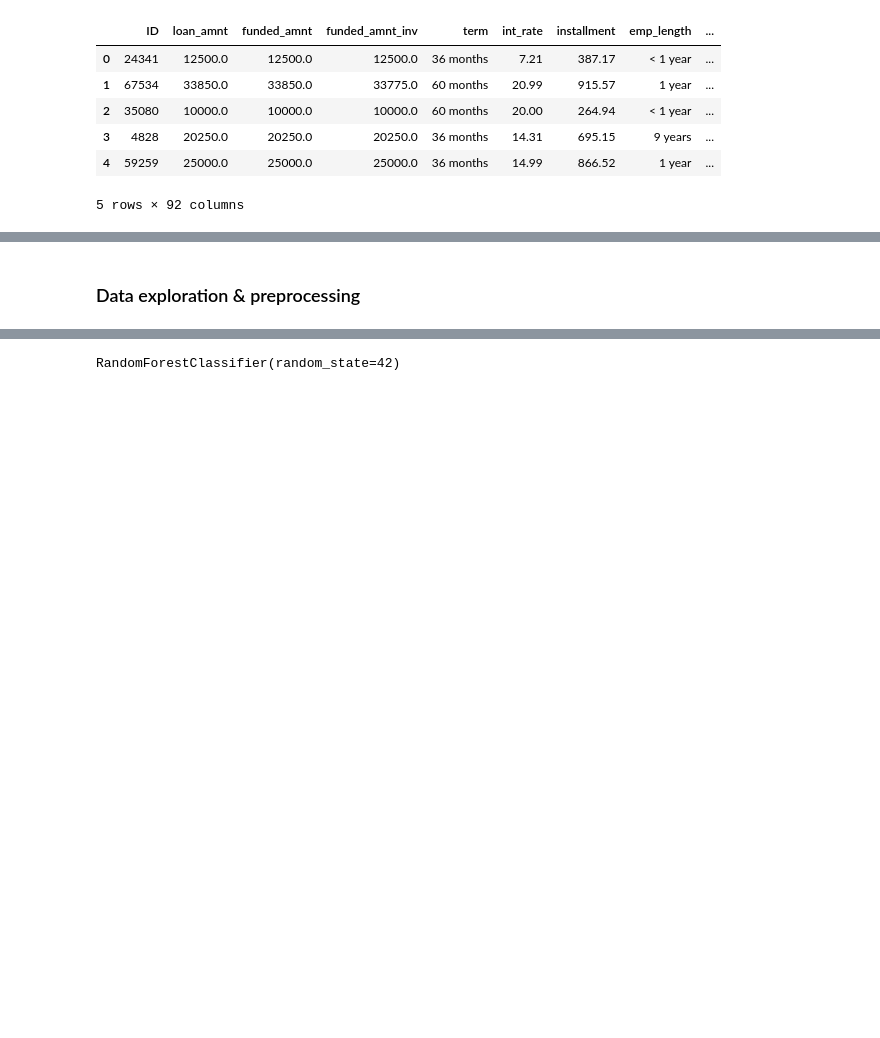
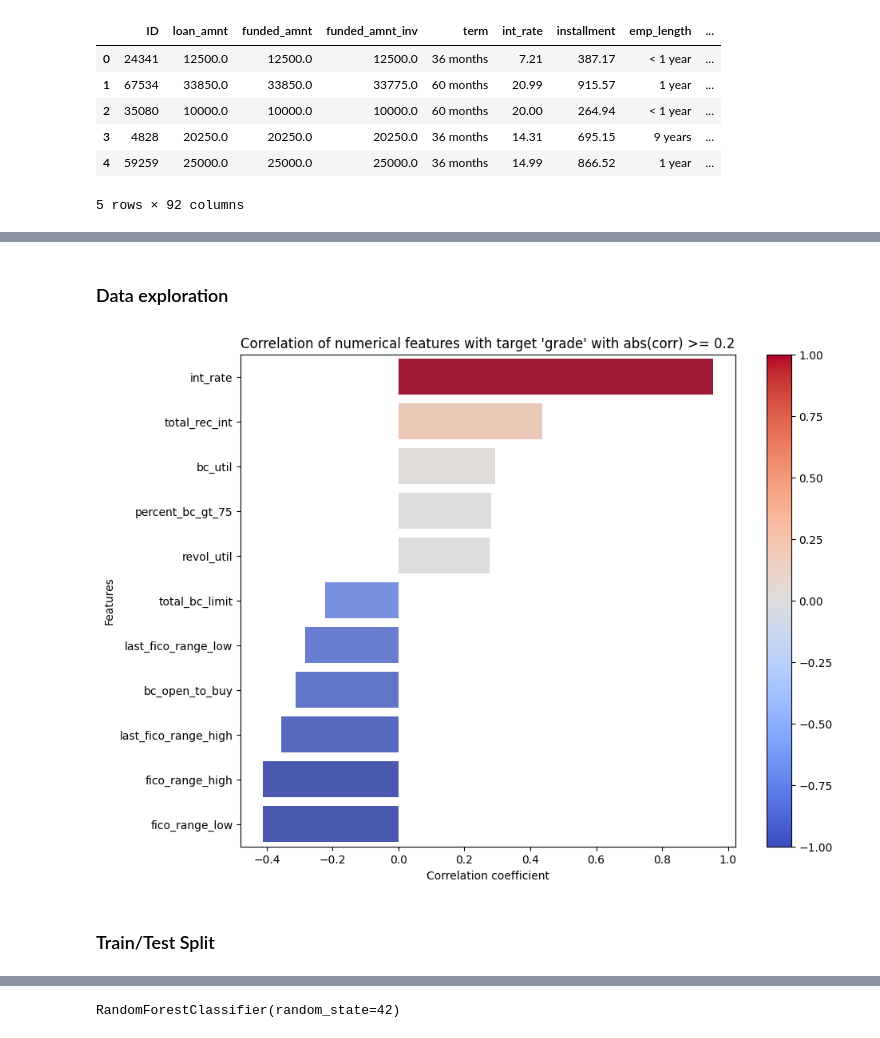
Before and after one commit to lebe1/MachineLearningCourse, a Jupyter notebook: Exercise1/loan.ipynb, the cells around one changed output, grey strips where cells are left out. Drawn from its saved outputs; the diff is of its cells as text; code cells hidden in the pictures; blank space fills up the shorter version.

Commit message:
loan notebooko for first submission (not finalised)

```diff
--- a/Exercise1/loan.ipynb
+++ b/Exercise1/loan.ipynb
@@ -25,2 +56,2 @@ df_train.head()
 # %% [markdown]
-### Data exploration & preprocessing
+### Data exploration
@@ -26,0 +63,21 @@ df_train.head()
+# %%
+# encode target variable
+label_encoder = LabelEncoder()
+data["grade"] = label_encoder.fit_transform(data["grade"])
+
+# encode columns with dtype object/string as dummy variables
+# data_encoded = pd.get_dummies(data, drop_first=True)
+
+categorical_data = data.select_dtypes(include=["object"])
+
+oh_encoder = OneHotEncoder(sparse_output=False, handle_unknown="ignore", drop="first")
+categorical_data_encoded = oh_encoder.fit_transform(categorical_data)
+categorical_data_encoded = pd.DataFrame(categorical_data_encoded)
+categorical_data_encoded["ID"] = data_index
+categorical_data_encoded.set_index("ID", inplace=True)
+
+numerical_data = data.select_dtypes(include=["number"])
+
+data_encoded = pd.concat([numerical_data, categorical_data_encoded], axis=1)
+
+data_encoded = data_encoded.rename(str,axis="columns")
@@ -26,0 +86,27 @@ df_train.head()
+# %%
+numerical_data = data_encoded.select_dtypes(include=["number"])
+
+# Compute correlation matrix & filter for columns greater than 0.2
+corr_matrix = numerical_data.corr()["grade"].drop("grade")
+corr_matrix_filtered = corr_matrix[corr_matrix.abs() >= 0.2]
+
+# Sort by absolute correlation value
+corr_matrix_sorted = corr_matrix_filtered.sort_values(ascending=False)
+
+plt.figure(figsize=(10, 8))
+
+norm = plt.Normalize(vmin=-1, vmax=1)
+sm = plt.cm.ScalarMappable(cmap="coolwarm", norm=norm)
+
+ax = sns.barplot(x=corr_matrix_sorted.values, y=corr_matrix_sorted.index, palette="coolwarm", hue=corr_matrix_sorted.values)
+ax.set_title("Correlation of numerical features with target 'grade' with abs(corr) >= 0.2")
+ax.set_xlabel("Correlation coefficient")
+ax.set_ylabel("Features")
+ax.get_legend().remove()
+ax.figure.colorbar(sm, ax=ax)
+
+plt.show()
+# %% [output]
+[figure, added]
+# %% [markdown]
+### Train/Test Split
```
Also changed, not shown: parts of 40 cells of this notebook.
